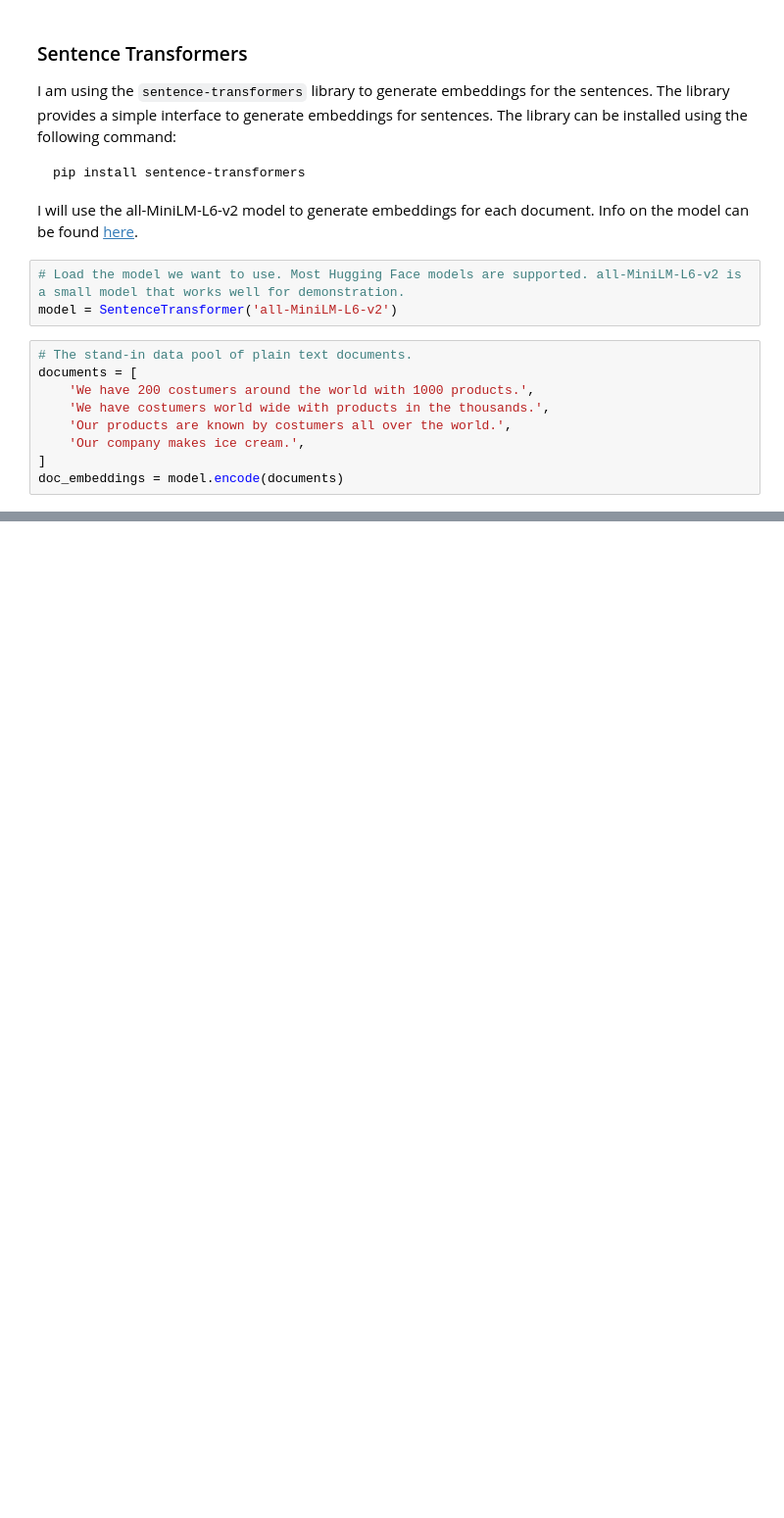
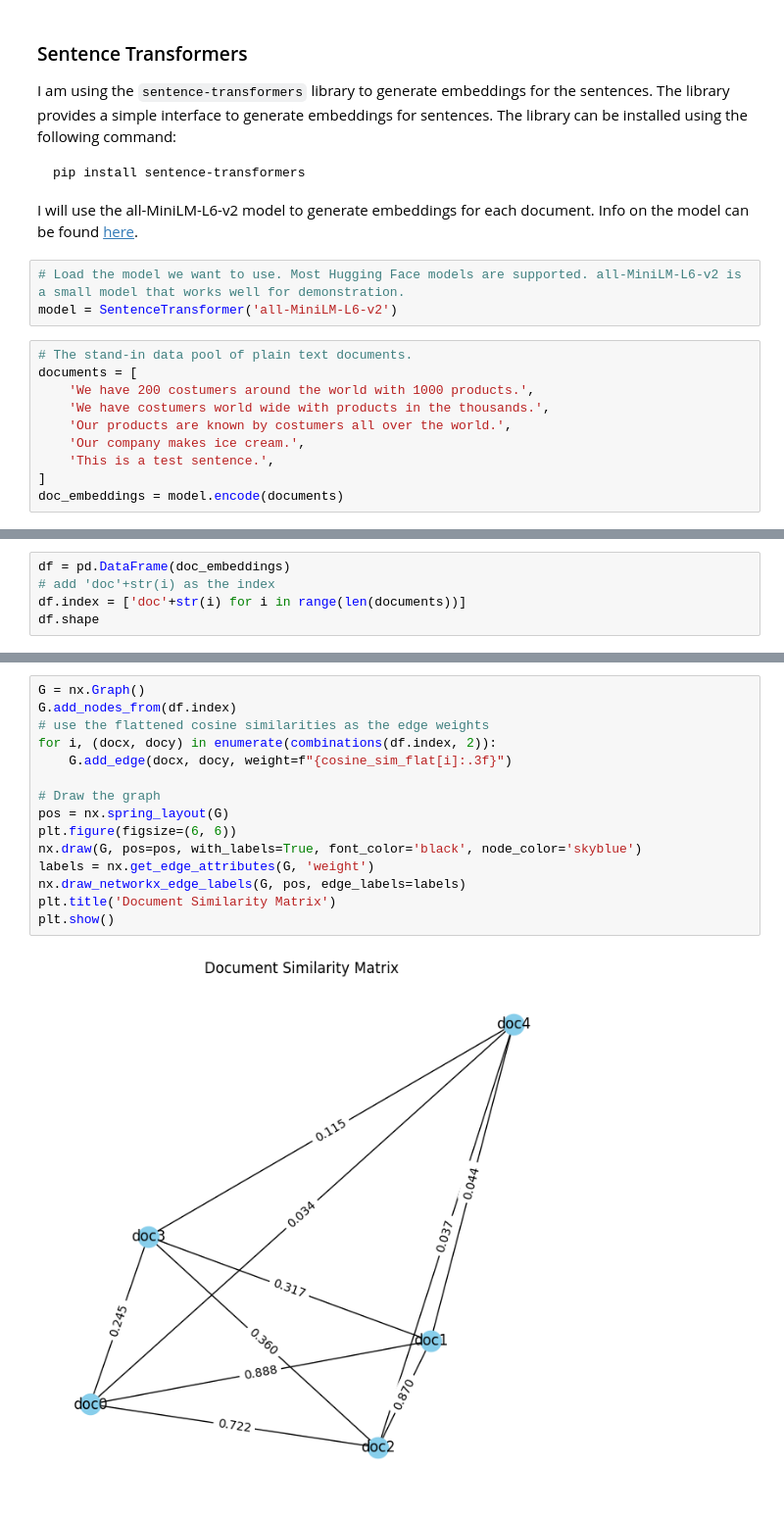
Before and after one commit to terpyPy/data-499-capstone, a Jupyter notebook: sentence_transforming.ipynb, the cells around one changed output, grey strips where cells are left out. Shown: that part at 98% size. Cells and saved outputs as stored; diff of their text form; blank space fills up the shorter version.

Commit message:
Update sentence_transforming.ipynb
- Refactored to use pandas dataframes.
- Added similarity matrix visualization for all document pairs.

```diff
--- a/sentence_transforming.ipynb
+++ b/sentence_transforming.ipynb
@@ -35,6 +40,7 @@ documents = [
     'We have costumers world wide with products in the thousands.',
     'Our products are known by costumers all over the world.',
     'Our company makes ice cream.',
+    'This is a test sentence.',
 ]
 doc_embeddings = model.encode(documents)
 # %%
@@ -47,0 +52,5 @@ embeddings_dict = dict(zip([f'doc{i}' for i in range(len(documents))], list(doc_
+# %%
+df = pd.DataFrame(doc_embeddings)
+# add 'doc'+str(i) as the index
+df.index = ['doc'+str(i) for i in range(len(documents))]
+df.shape
@@ -68,0 +78,17 @@ np.float32(0.24467042)
+# %%
+G = nx.Graph()
+G.add_nodes_from(df.index)
+# use the flattened cosine similarities as the edge weights
+for i, (docx, docy) in enumerate(combinations(df.index, 2)):
+    G.add_edge(docx, docy, weight=f"{cosine_sim_flat[i]:.3f}")
+
+# Draw the graph
+pos = nx.spring_layout(G)
+plt.figure(figsize=(6, 6))
+nx.draw(G, pos=pos, with_labels=True, font_color='black', node_color='skyblue')
+labels = nx.get_edge_attributes(G, 'weight')
+nx.draw_networkx_edge_labels(G, pos, edge_labels=labels)
+plt.title('Document Similarity Matrix')
+plt.show()
+# %% [output]
+[figure, added]
```
Also changed, not shown: parts of 14 cells of this notebook.
